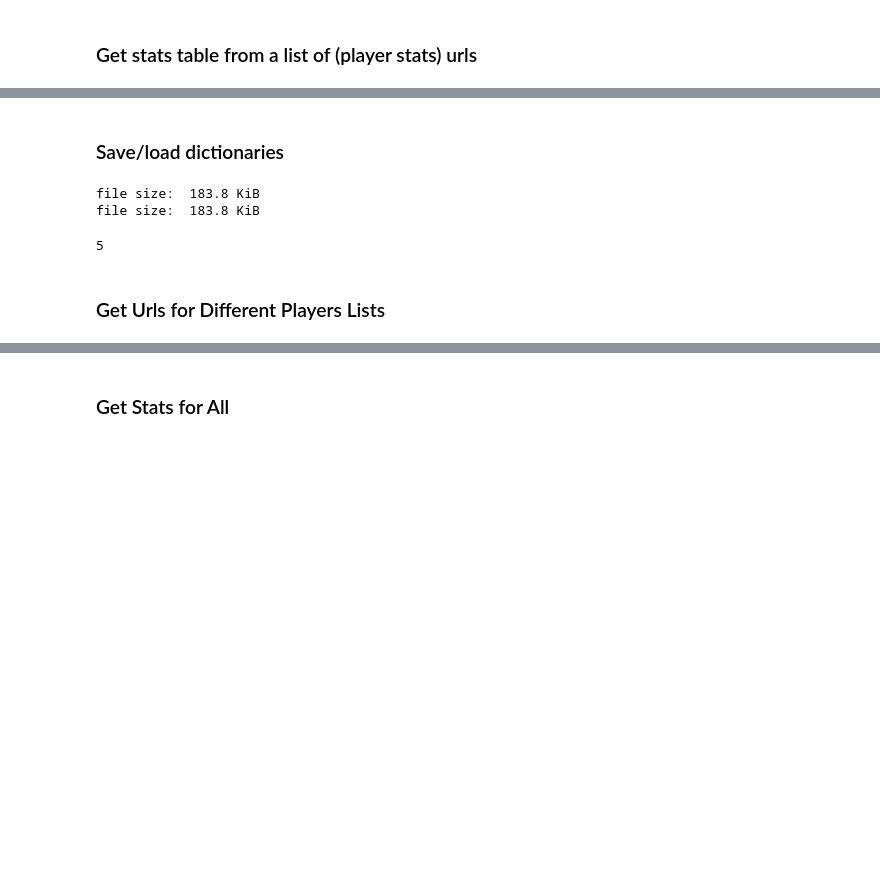
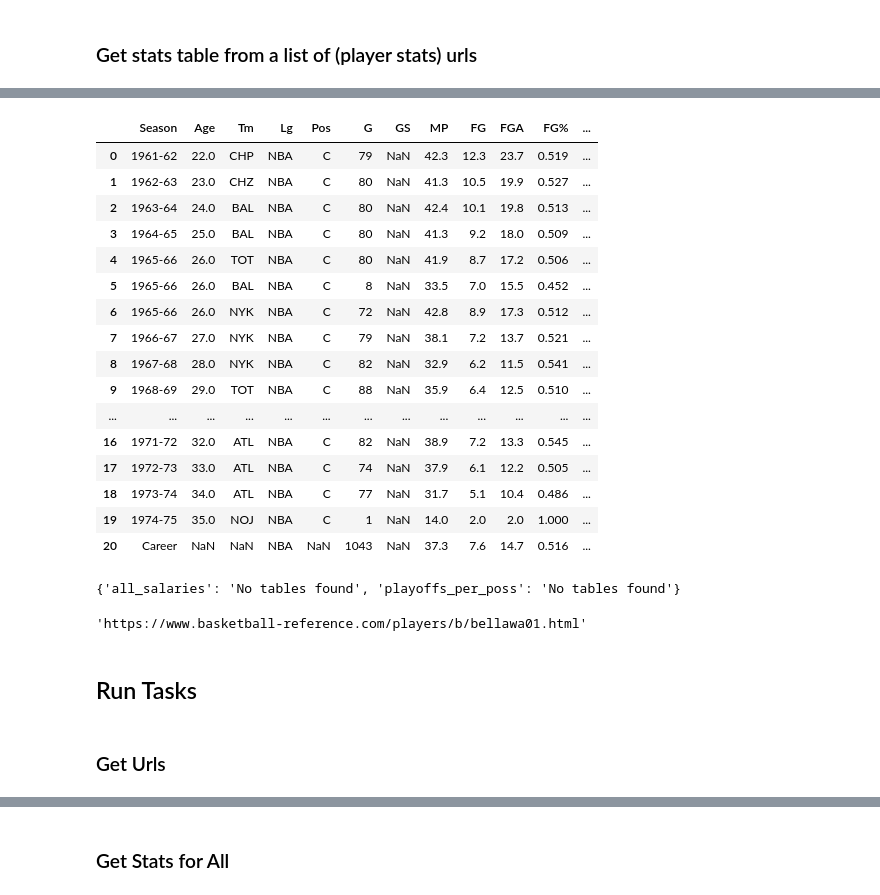
Before and after one commit to jameshu2008/nba, a Jupyter notebook: scrape_data.ipynb, the cells around one changed output, grey strips where cells are left out. Drawn from its saved outputs; the diff is of its cells as text; code cells hidden in the pictures; blank space fills up the shorter version.

```diff
--- a/scrape_data.ipynb
+++ b/scrape_data.ipynb
@@ -1003,50 +356,32 @@ KeyboardInterrupt:
-# %% [markdown]
-### Save/load dictionaries
-# %%
-import pickle
-import os
-
-test = {
-    'words': """
-        Lorem ipsum dolor sit amet, consectetur adipiscing
-        elit. Mauris adipiscing adipiscing placerat.
-        Vestibulum augue augue,
-        pellentesque quis sollicitudin id, adipiscing.
-        """,
-    'list': list(range(10000)),
-    'dict': dict((str(i),'a') for i in range(10000)),
-    'int': 100,
-    'float': 100.123456
-}
-
-def sizeof_fmt(num, suffix='B'):
-    for unit in ['','Ki','Mi','Gi','Ti','Pi','Ei','Zi']:
-        if abs(num) < 1024.0:
-            return "%3.1f %s%s" % (num, unit, suffix)
-        num /= 1024.0
-    return "%.1f %s%s" % (num, 'Yi', suffix)
-
-def get_file_size(filename):
-    statinfo = os.stat(filename)
-    return sizeof_fmt(statinfo.st_size)
-
-def save_dict(dictionary, filename):
-    with open(filename, 'wb') as file:
-        pickle.dump(dictionary, file)
-    print('file size: ', get_file_size(filename))
-    return True;
-
-def load_dict(filename):
-    print('file size: ', get_file_size(filename))
-    with open(filename, 'rb') as file:
-        return pickle.load(file)
-
-save_dict(test, 'test.json')
-
-len(load_dict('test.json'))
-# %% [output]
-file size:  183.8 KiB
-file size:  183.8 KiB
-5
+# %%
+player_data['Walt Bellamy']['tables']['per_game']
+# %% [output]
+|  | Season | Age | Tm | Lg | Pos | G | GS | MP | FG | FGA | FG% | ... |
+| 0 | 1961-62 | 22.0 | CHP | NBA | C | 79 | NaN | 42.3 | 12.3 | 23.7 | 0.519 | ... |
+| 1 | 1962-63 | 23.0 | CHZ | NBA | C | 80 | NaN | 41.3 | 10.5 | 19.9 | 0.527 | ... |
+| 2 | 1963-64 | 24.0 | BAL | NBA | C | 80 | NaN | 42.4 | 10.1 | 19.8 | 0.513 | ... |
+| 3 | 1964-65 | 25.0 | BAL | NBA | C | 80 | NaN | 41.3 | 9.2 | 18.0 | 0.509 | ... |
+| 4 | 1965-66 | 26.0 | TOT | NBA | C | 80 | NaN | 41.9 | 8.7 | 17.2 | 0.506 | ... |
+| 5 | 1965-66 | 26.0 | BAL | NBA | C | 8 | NaN | 33.5 | 7.0 | 15.5 | 0.452 | ... |
+| 6 | 1965-66 | 26.0 | NYK | NBA | C | 72 | NaN | 42.8 | 8.9 | 17.3 | 0.512 | ... |
+| 7 | 1966-67 | 27.0 | NYK | NBA | C | 79 | NaN | 38.1 | 7.2 | 13.7 | 0.521 | ... |
+| 8 | 1967-68 | 28.0 | NYK | NBA | C | 82 | NaN | 32.9 | 6.2 | 11.5 | 0.541 | ... |
+| 9 | 1968-69 | 29.0 | TOT | NBA | C | 88 | NaN | 35.9 | 6.4 | 12.5 | 0.510 | ... |
+| ... | ... | ... | ... | ... | ... | ... | ... | ... | ... | ... | ... | ... |
+| 16 | 1971-72 | 32.0 | ATL | NBA | C | 82 | NaN | 38.9 | 7.2 | 13.3 | 0.545 | ... |
+| 17 | 1972-73 | 33.0 | ATL | NBA | C | 74 | NaN | 37.9 | 6.1 | 12.2 | 0.505 | ... |
+| 18 | 1973-74 | 34.0 | ATL | NBA | C | 77 | NaN | 31.7 | 5.1 | 10.4 | 0.486 | ... |
+| 19 | 1974-75 | 35.0 | NOJ | NBA | C | 1 | NaN | 14.0 | 2.0 | 2.0 | 1.000 | ... |
+| 20 | Career | NaN | NaN | NBA | NaN | 1043 | NaN | 37.3 | 7.6 | 14.7 | 0.516 | ... |
+# %%
+player_data['Walt Bellamy']['failures']
+# %% [output]
+{'all_salaries': 'No tables found', 'playoffs_per_poss': 'No tables found'}
+# %%
+player_data['Walt Bellamy']['url']
+# %% [output]
+'https://www.basketball-reference.com/players/b/bellawa01.html'
+# %% [markdown]
+## Run Tasks
 # %% [markdown]
-### Get Urls for Different Players Lists
+### Get Urls
```
Also changed, not shown: parts of 40 cells of this notebook, 15 other files.
